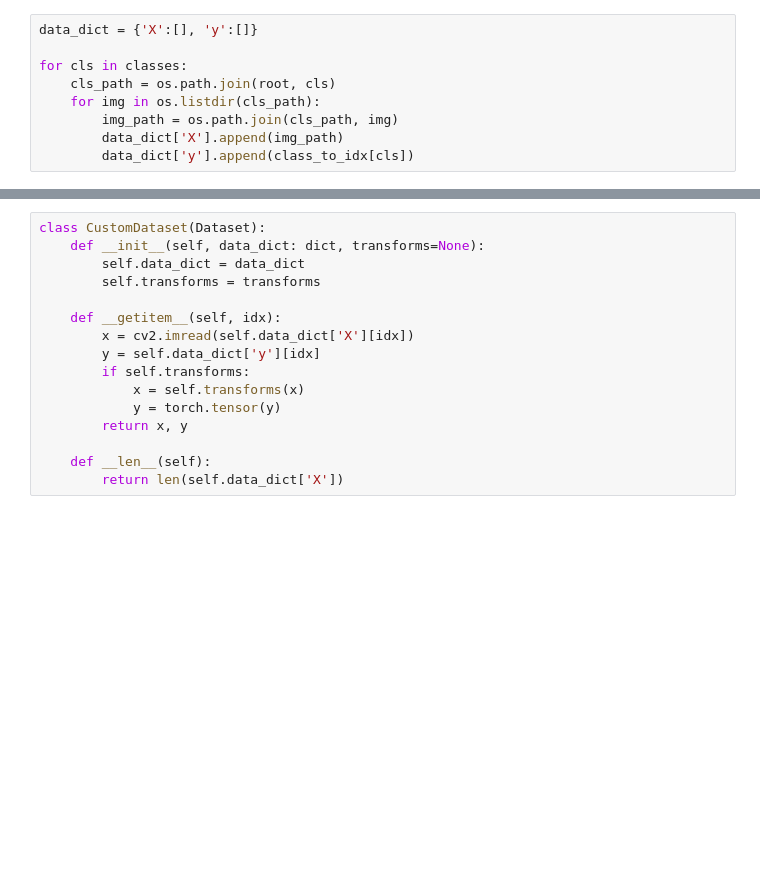
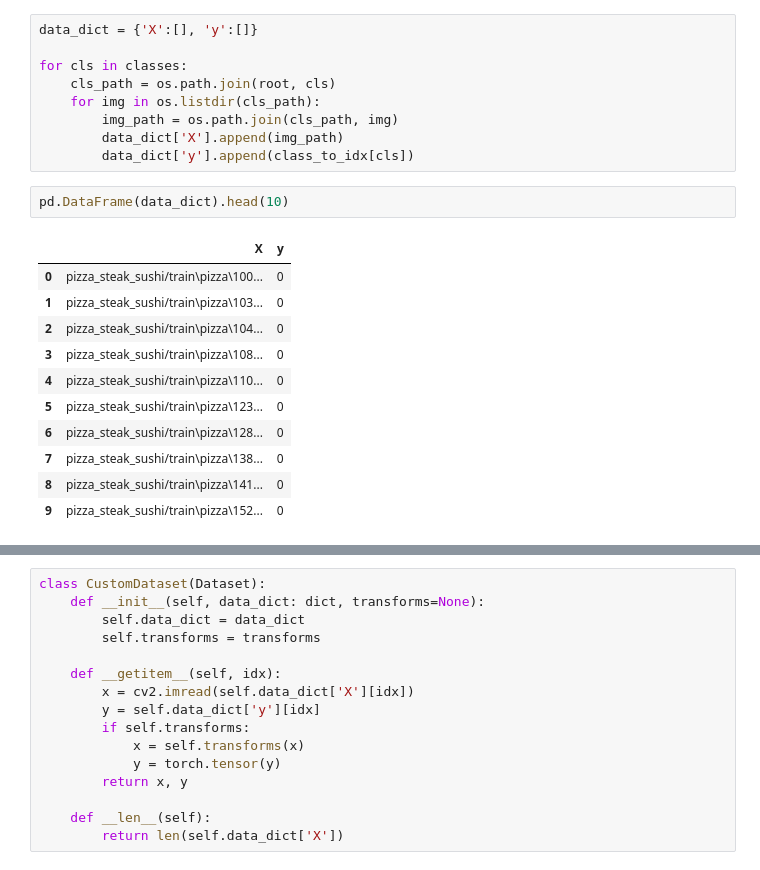
Before and after one commit to kthrynlgh/martinito-ds-portfolio, a Jupyter notebook: lab-activities/lab-exercise-06.ipynb, the cells around one changed output, grey strips where cells are left out. Saved outputs shown, nothing was run; the diff lists cells and outputs as text; blank space fills up the shorter version.

```diff
--- a/lab-activities/lab-exercise-06.ipynb
+++ b/lab-activities/lab-exercise-06.ipynb
@@ -54,3 +93,17 @@ for cls in classes:
         img_path = os.path.join(cls_path, img)
         data_dict['X'].append(img_path)
         data_dict['y'].append(class_to_idx[cls])
+# %%
+pd.DataFrame(data_dict).head(10)
+# %% [output]
+|  | X | y |
+| 0 | pizza_steak_sushi/train\pizza\100... | 0 |
+| 1 | pizza_steak_sushi/train\pizza\103... | 0 |
+| 2 | pizza_steak_sushi/train\pizza\104... | 0 |
+| 3 | pizza_steak_sushi/train\pizza\108... | 0 |
+| 4 | pizza_steak_sushi/train\pizza\110... | 0 |
+| 5 | pizza_steak_sushi/train\pizza\123... | 0 |
+| 6 | pizza_steak_sushi/train\pizza\128... | 0 |
+| 7 | pizza_steak_sushi/train\pizza\138... | 0 |
+| 8 | pizza_steak_sushi/train\pizza\141... | 0 |
+| 9 | pizza_steak_sushi/train\pizza\152... | 0 |
```
Also changed, not shown: parts of 27 cells of this notebook.
